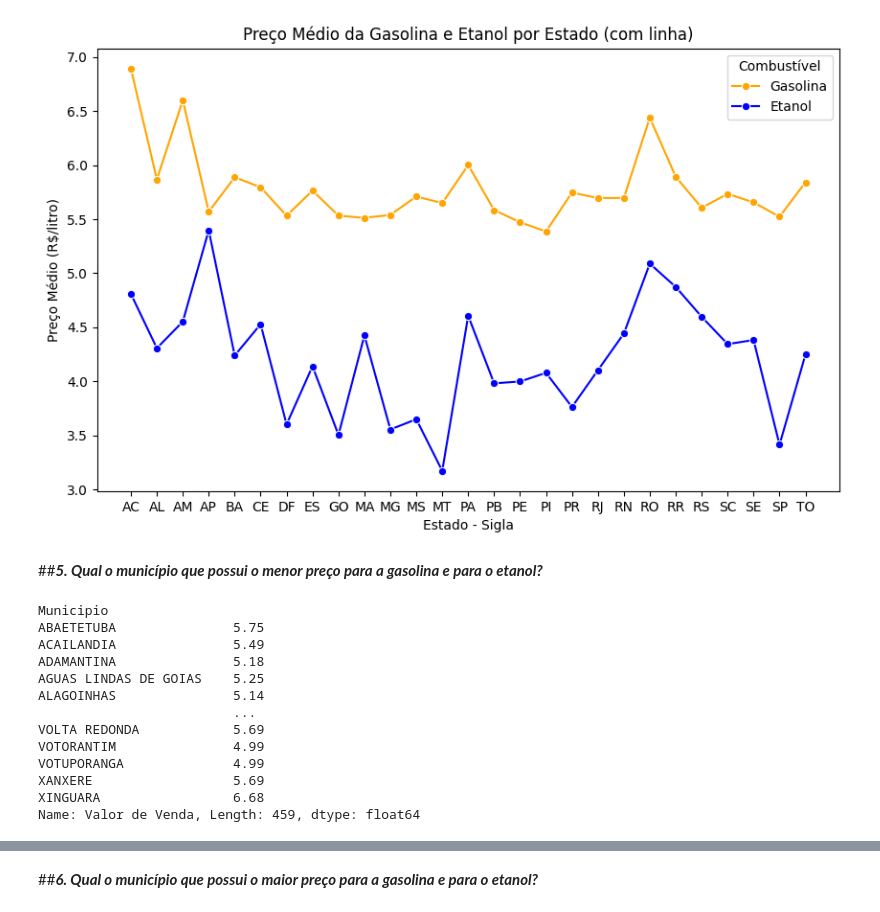
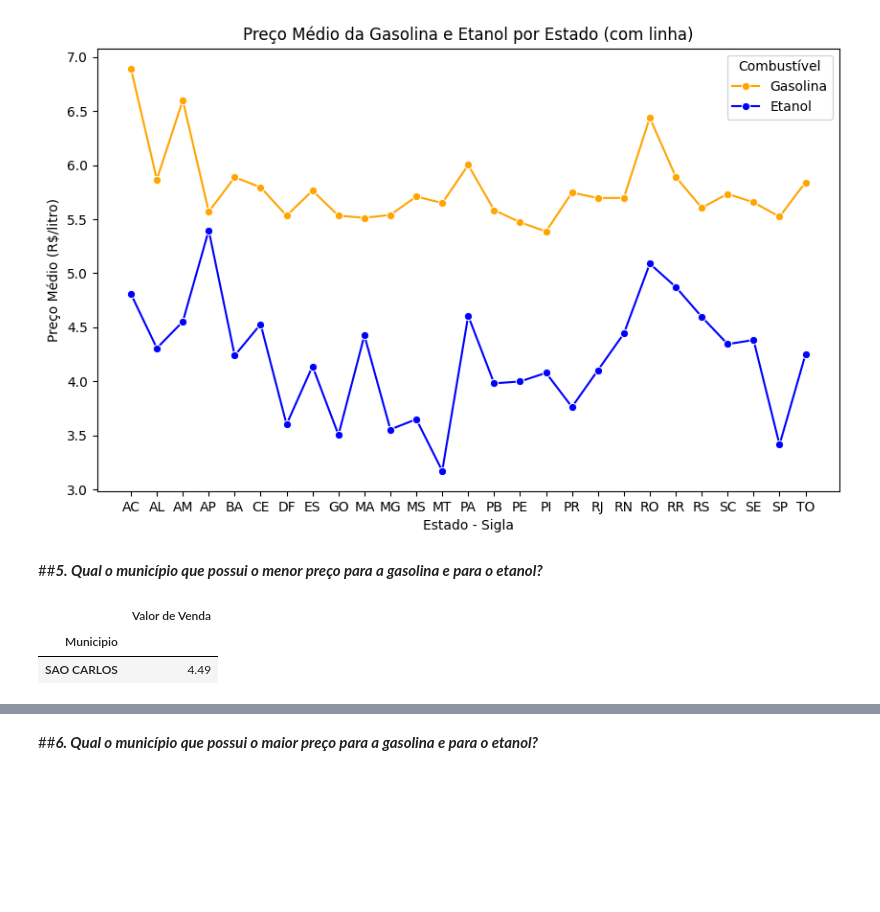
Before and after one commit to alsantosad/PROJECT-ROCKET, a Jupyter notebook: M4TRABALHO_EM_GRUPO.ipynb, the cells around one changed output, grey strips where cells are left out. Drawn from its saved outputs; the diff is of its cells as text; code cells hidden in the pictures; blank space fills up the shorter version.

```diff
--- a/M4TRABALHO_EM_GRUPO.ipynb
+++ b/M4TRABALHO_EM_GRUPO.ipynb
@@ -427,20 +427,12 @@ plt.show()
 ##***5. Qual o município que possui o menor preço para a gasolina e para o etanol?***
 # %%
 # Calcula o preço minimo da gasolina para cada estado
-min_gasolina_por_estado = gasolina_df.groupby('Municipio')['Valor de Venda'].min()
-min_gasolina_por_estado
+min_gasolina_por_municipio = gasolina_df.groupby('Municipio')['Valor de Venda'].min()
+municipio_menor_gasolina = min_gasolina_por_municipio.sort_values().head(1)
+df_mmg = pd.DataFrame(municipio_menor_gasolina)
+df_mmg
 # %% [output]
-Municipio
-ABAETETUBA               5.75
-ACAILANDIA               5.49
-ADAMANTINA               5.18
-AGUAS LINDAS DE GOIAS    5.25
-ALAGOINHAS               5.14
-                         ...
-VOLTA REDONDA            5.69
-VOTORANTIM               4.99
-VOTUPORANGA              4.99
-XANXERE                  5.69
-XINGUARA                 6.68
-Name: Valor de Venda, Length: 459, dtype: float64
+|  | Valor de Venda |
+| Municipio |  |
+| SAO CARLOS | 4.49 |
 # %%
```
Also changed, not shown: parts of 6 cells of this notebook.
